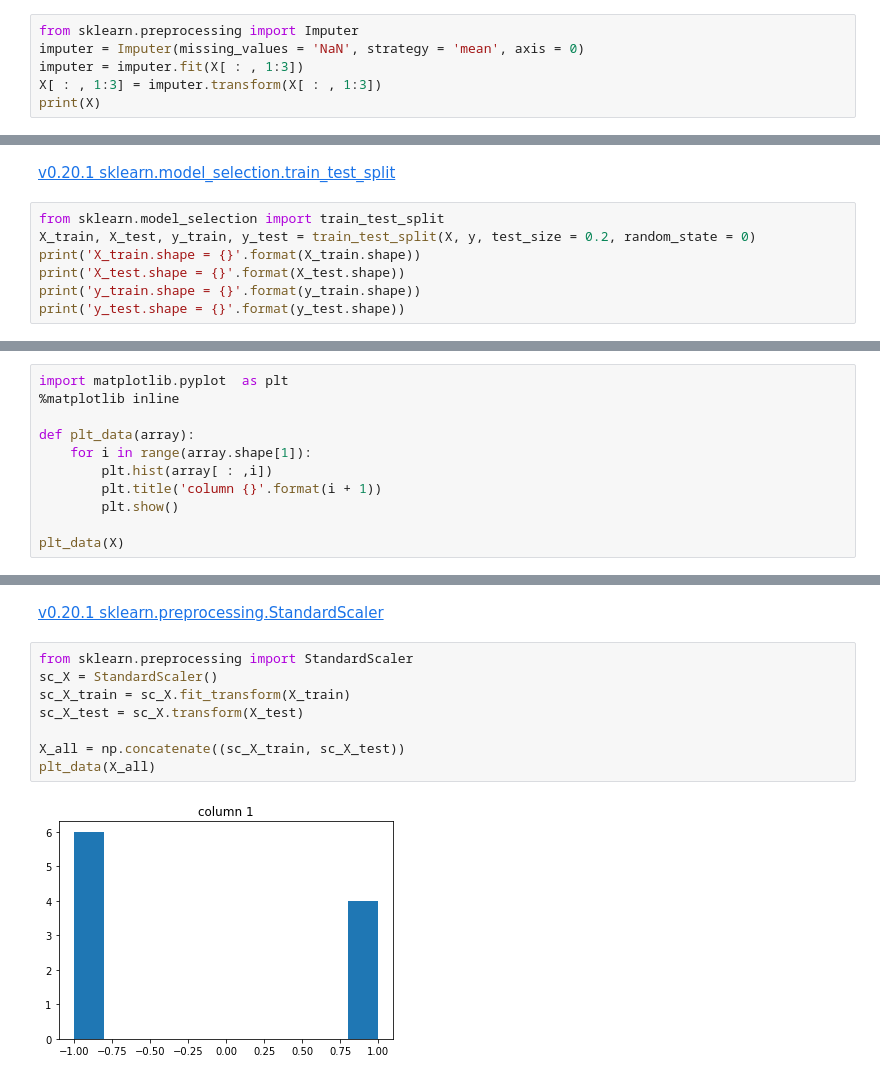
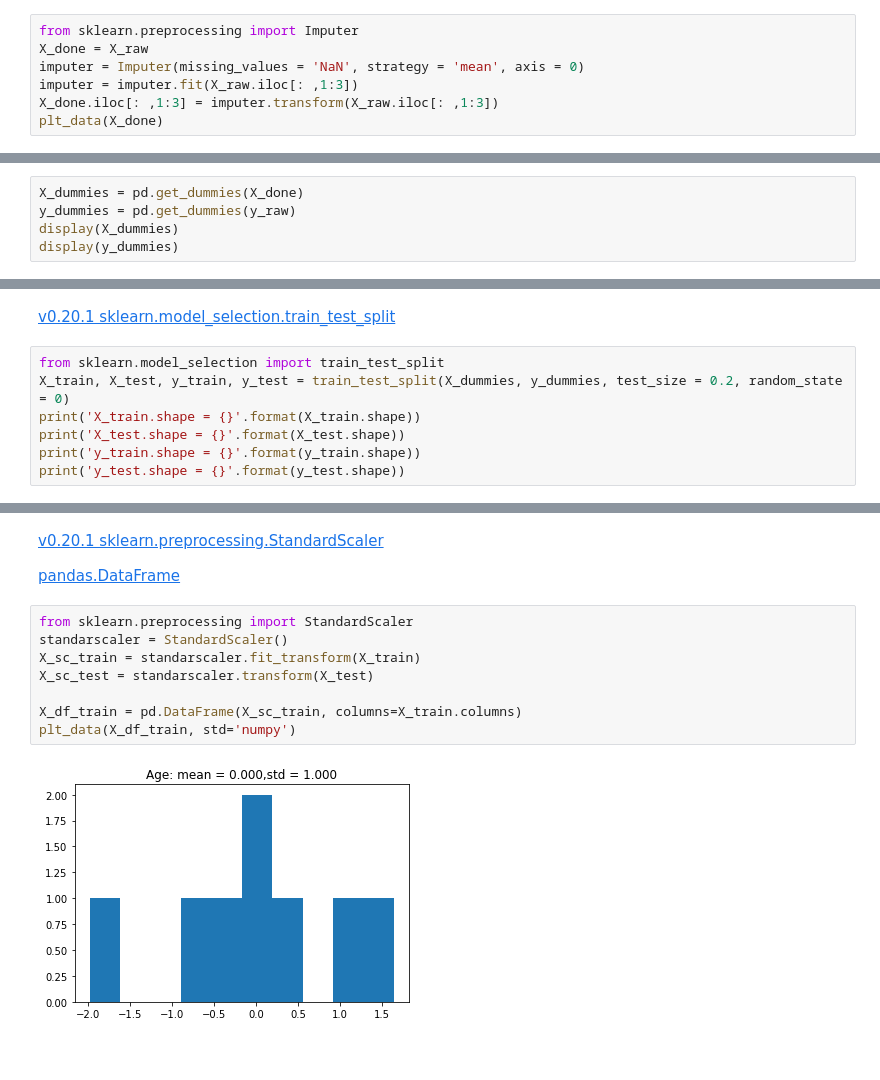
Before and after one commit to MilesWangSeven/100-Days-Of-ML-Code, a Jupyter notebook: code/Day 1_Data_Preprocessing.ipynb, the cells around one changed output, grey strips where cells are left out. Saved outputs shown, nothing was run; the diff lists cells and outputs as text; blank space fills up the shorter version.

Commit message:
refactor: refactor day 1 code in ipynb for show more details

```diff
--- a/code/Day 1_Data_Preprocessing.ipynb
+++ b/code/Day 1_Data_Preprocessing.ipynb
@@ -37,8 +105,9 @@ X.shape = (10, 3)
 [v0.20.1 sklearn.impute.SimpleImputer](https://scikit-learn.org/stable/modules/generated/sklearn.impute.SimpleImputer.html)
 # %%
 from sklearn.preprocessing import Imputer
+X_done = X_raw
 imputer = Imputer(missing_values = 'NaN', strategy = 'mean', axis = 0)
-imputer = imputer.fit(X[ : , 1:3])
-X[ : , 1:3] = imputer.transform(X[ : , 1:3])
-print(X)
+imputer = imputer.fit(X_raw.iloc[: ,1:3])
+X_done.iloc[: ,1:3] = imputer.transform(X_raw.iloc[: ,1:3])
+plt_data(X_done)
 # %% [output]
@@ -95,0 +176,5 @@ In case you used a LabelEncoder before this OneHotEncoder to convert the categor
+# %%
+X_dummies = pd.get_dummies(X_done)
+y_dummies = pd.get_dummies(y_raw)
+display(X_dummies)
+display(y_dummies)
@@ -97,7 +205,7 @@ In case you used a LabelEncoder before this OneHotEncoder to convert the categor
 [v0.20.1 sklearn.model_selection.train_test_split](https://scikit-learn.org/stable/modules/generated/sklearn.model_selection.train_test_split.html)
 # %%
 from sklearn.model_selection import train_test_split
-X_train, X_test, y_train, y_test = train_test_split(X, y, test_size = 0.2, random_state = 0)
+X_train, X_test, y_train, y_test = train_test_split(X_dummies, y_dummies, test_size = 0.2, random_state = 0)
 print('X_train.shape = {}'.format(X_train.shape))
 print('X_test.shape = {}'.format(X_test.shape))
 print('y_train.shape = {}'.format(y_train.shape))
@@ -110,11 +217,0 @@ y_test.shape = (2,)
-# %%
-import matplotlib.pyplot  as plt
-%matplotlib inline
-
-def plt_data(array):
-    for i in range(array.shape[1]):
-        plt.hist(array[ : ,i])
-        plt.title('column {}'.format(i + 1))
-        plt.show()
-
-plt_data(X)
@@ -127,12 +218,14 @@ plt_data(X)
 # %% [markdown]
 [v0.20.1 sklearn.preprocessing.StandardScaler](https://scikit-learn.org/stable/modules/generated/sklearn.preprocessing.StandardScaler.html)
+
+[pandas.DataFrame](https://pandas.pydata.org/pandas-docs/stable/generated/pandas.DataFrame.html#pandas.DataFrame)
 # %%
 from sklearn.preprocessing import StandardScaler
-sc_X = StandardScaler()
-sc_X_train = sc_X.fit_transform(X_train)
-sc_X_test = sc_X.transform(X_test)
+standarscaler = StandardScaler()
+X_sc_train = standarscaler.fit_transform(X_train)
+X_sc_test = standarscaler.transform(X_test)
 
-X_all = np.concatenate((sc_X_train, sc_X_test))
-plt_data(X_all)
+X_df_train = pd.DataFrame(X_sc_train, columns=X_train.columns)
+plt_data(X_df_train, std='numpy')
 # %% [output]
-[figure, old version]
+[figure, new version]
```
Also changed, not shown: parts of 18 cells of this notebook.
